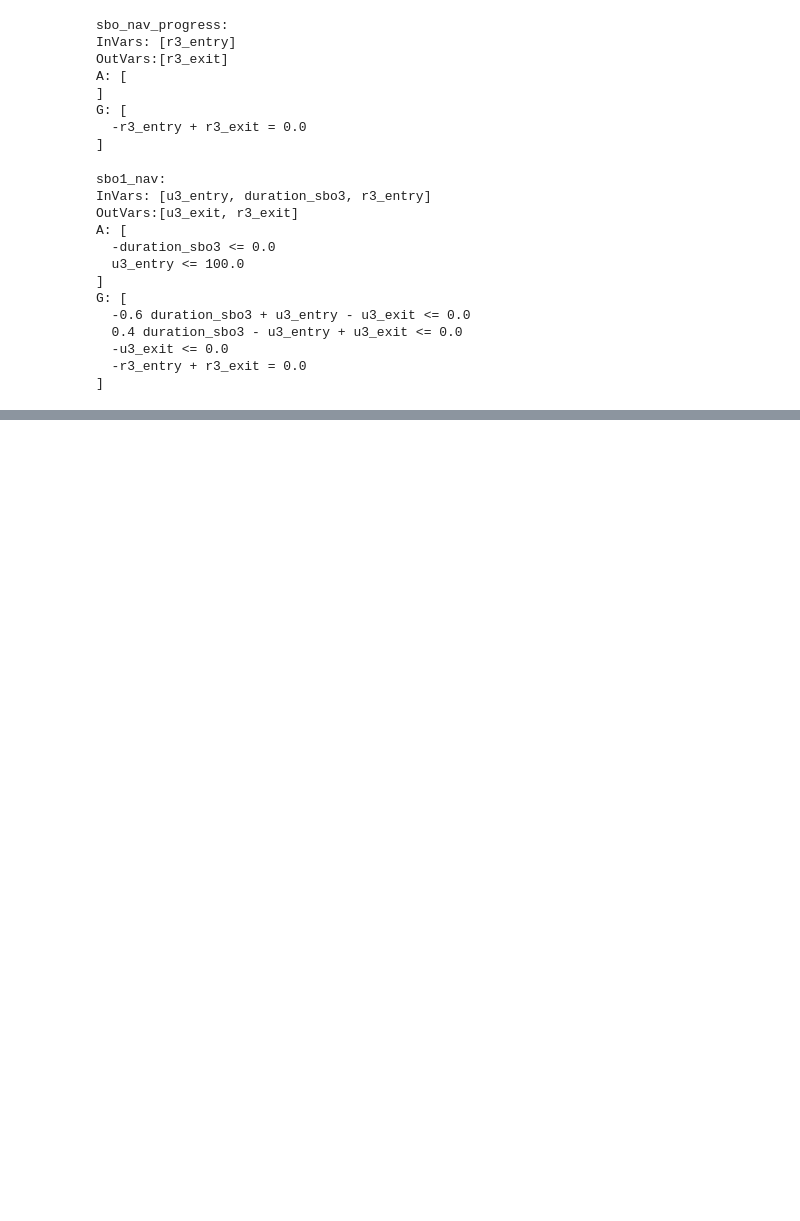
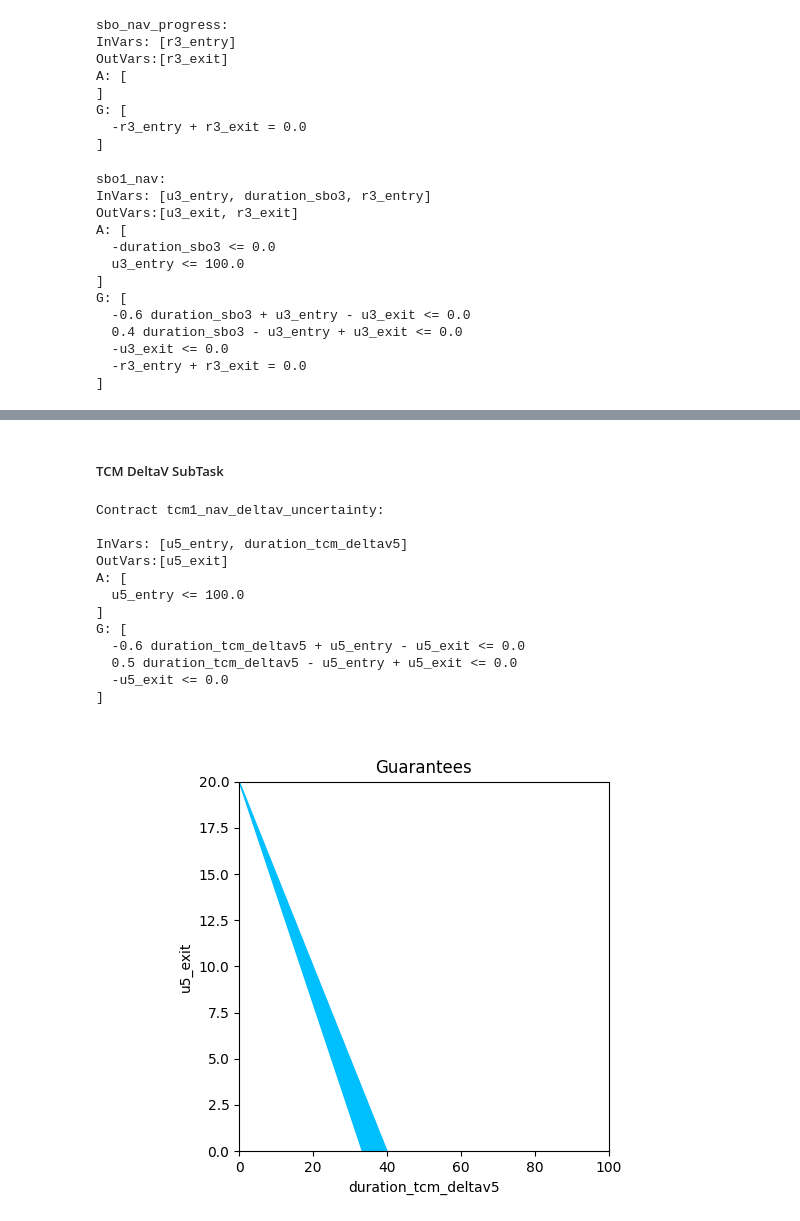
Before and after one commit to pacti-org/pacti, a Jupyter notebook: case_studies/space_mission/space_mission_navigation.ipynb, the cells around one changed output, grey strips where cells are left out. Cells and saved outputs as stored; diff of their text form; code cells hidden in the pictures; blank space fills up the shorter version.

```diff
--- a/case_studies/space_mission/space_mission_navigation.ipynb
+++ b/case_studies/space_mission/space_mission_navigation.ipynb
@@ -235,0 +262,51 @@ G: [
+# %% [markdown]
+##### TCM DeltaV SubTask
+# %%
+def TCM_navigation_deltav_uncertainty(s: int, improvement: tuple[float, float]) -> PolyhedralContract:
+  spec = PolyhedralContract.from_string(
+    InputVars = [
+      f"u{s}_entry",              # initial trajectory estimation uncertainty
+      f"duration_tcm_deltav{s}",  # knob variable for TCM deltav duration
+    ],
+    OutputVars = [
+      f"u{s}_exit",               # final trajectory estimation uncertainty
+    ],
+    assumptions = [
+      # upper bound on trajectory estimation uncertainty
+      f"u{s}_entry <= 100",
+    ],
+    guarantees = [
+      # duration*improvement(min) <= u{entry} - u{exit} <= duration*improvement(max)
+      f" u{s}_entry - u{s}_exit - {improvement[1]}*duration_tcm_deltav{s} <= 0",
+      f"-u{s}_entry + u{s}_exit + {improvement[0]}*duration_tcm_deltav{s} <= 0",
+
+      # lower bound on trajectory estimation uncertainty
+      f"-u{s}_exit <= 0",
+    ])
+  return spec
+
+tcm1_nav_deltav_uncertainty = TCM_navigation_deltav_uncertainty(s=5, improvement=(0.5, 0.6))
+print(f"Contract tcm1_nav_deltav_uncertainty:\n\n{tcm1_nav_deltav_uncertainty}")
+
+_ = plot_guarantees(contract=tcm1_nav_deltav_uncertainty,
+                x_var=Var("duration_tcm_deltav5"),
+                y_var=Var("u5_exit"),
+                var_values={
+                  Var("u5_entry"):20,
+                },
+                x_lims=(0,100),
+                y_lims=(0,20))
+# %% [output]
+Contract tcm1_nav_deltav_uncertainty:
+
+InVars: [u5_entry, duration_tcm_deltav5]
+OutVars:[u5_exit]
+A: [
+  u5_entry <= 100.0
+]
+G: [
+  -0.6 duration_tcm_deltav5 + u5_entry - u5_exit <= 0.0
+  0.5 duration_tcm_deltav5 - u5_entry + u5_exit <= 0.0
+  -u5_exit <= 0.0
+]
+[figure, added]
```
Also changed, not shown: parts of 5 cells of this notebook, 3 other files.
